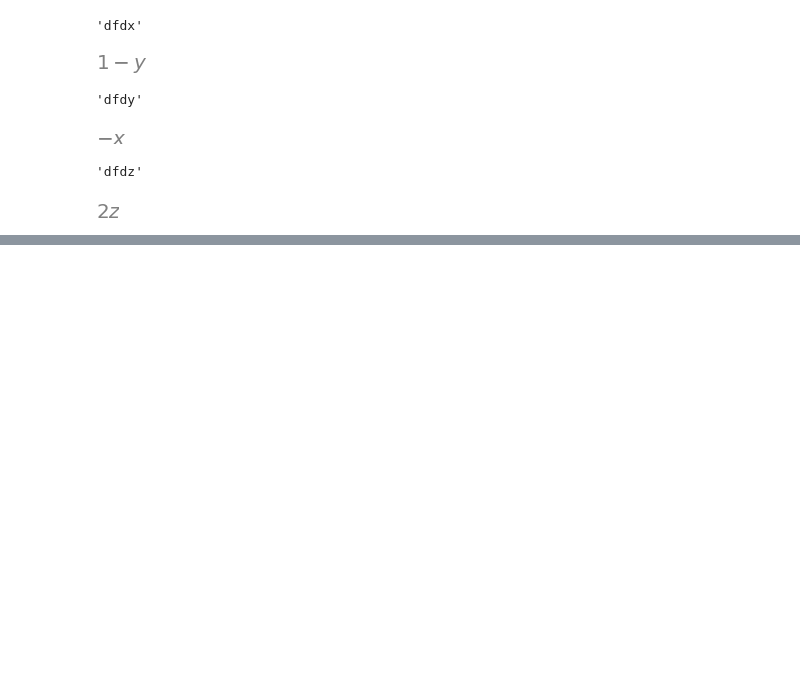
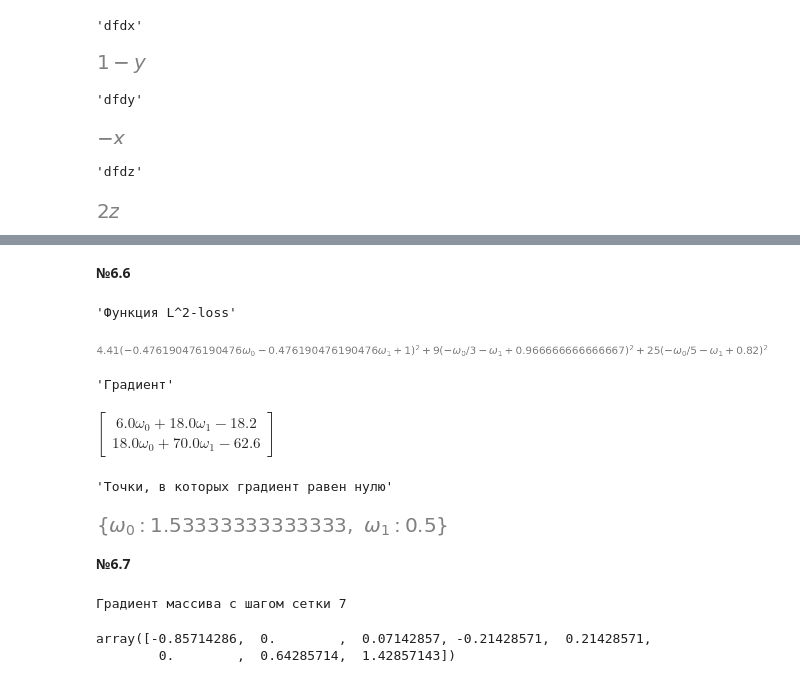
Before and after one commit to ScReameer/DS-learning, a Jupyter notebook: Math/Block-5/Module-5. Mathematical analysis II/Practice.ipynb, the cells around one changed output, grey strips where cells are left out. Cells and saved outputs as stored; diff of their text form; code cells hidden in the pictures; blank space fills up the shorter version.

```diff
--- a/Math/Block-5/Module-5. Mathematical analysis II/Practice.ipynb
+++ b/Math/Block-5/Module-5. Mathematical analysis II/Practice.ipynb
@@ -552,0 +619,29 @@ display('f(x, y, z)', f, 'dfdx', dfdx, 'dfdy', dfdy, 'dfdz', dfdz)
+# %% [markdown]
+**№6.6**
+# %%
+omega_0, omega_1 = symbols('\omega_0, \omega_1')
+L = (2.1 - omega_0 - omega_1)**2 + (2.9 - omega_0 - 3*omega_1)**2 + (4.1 - omega_0 - 5*omega_1)**2
+grad = sympy.Matrix([diff(L, omega_0), diff(L, omega_1)])
+solutions = sympy.solve(grad, [omega_0, omega_1])
+display(
+    'Функция L^2-loss', L,
+    'Градиент', grad,
+    'Точки, в которых градиент равен нулю', solutions
+)
+# %% [output]
+'Функция L^2-loss'
+[figure, added]
+'Градиент'
+$\displaystyle \left[\begin{matrix}6.0 \omega_{0} + 18.0 \omega_{1} - 18.2\\18.0 \omega_{0} + 70.0 \omega_{1} - 62.6\end{matrix}\right]$
+'Точки, в которых градиент равен нулю'
+[figure, added]
+# %% [markdown]
+**№6.7**
+# %%
+f = np.array([8, 2, 8, 3, 5, 6, 5, 15])
+print('Градиент массива с шагом сетки 7')
+np.gradient(f, 7)
+# %% [output]
+Градиент массива с шагом сетки 7
+array([-0.85714286,  0.        ,  0.07142857, -0.21428571,  0.21428571,
+        0.        ,  0.64285714,  1.42857143])
```
Also changed, not shown: parts of 21 cells of this notebook, 1 other file.
